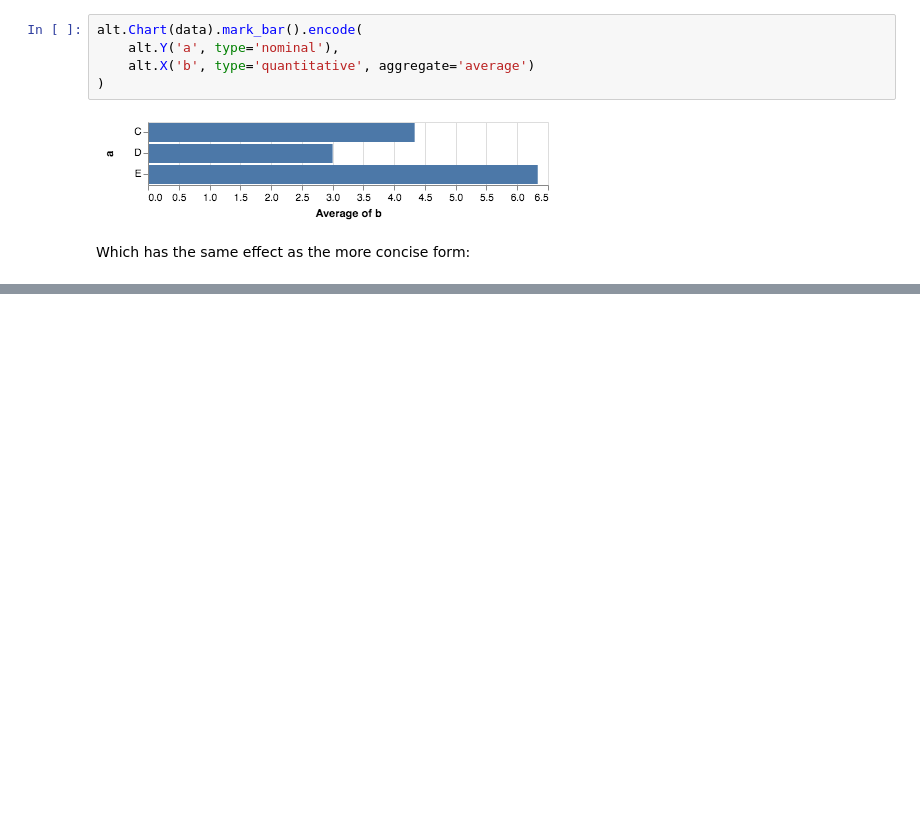
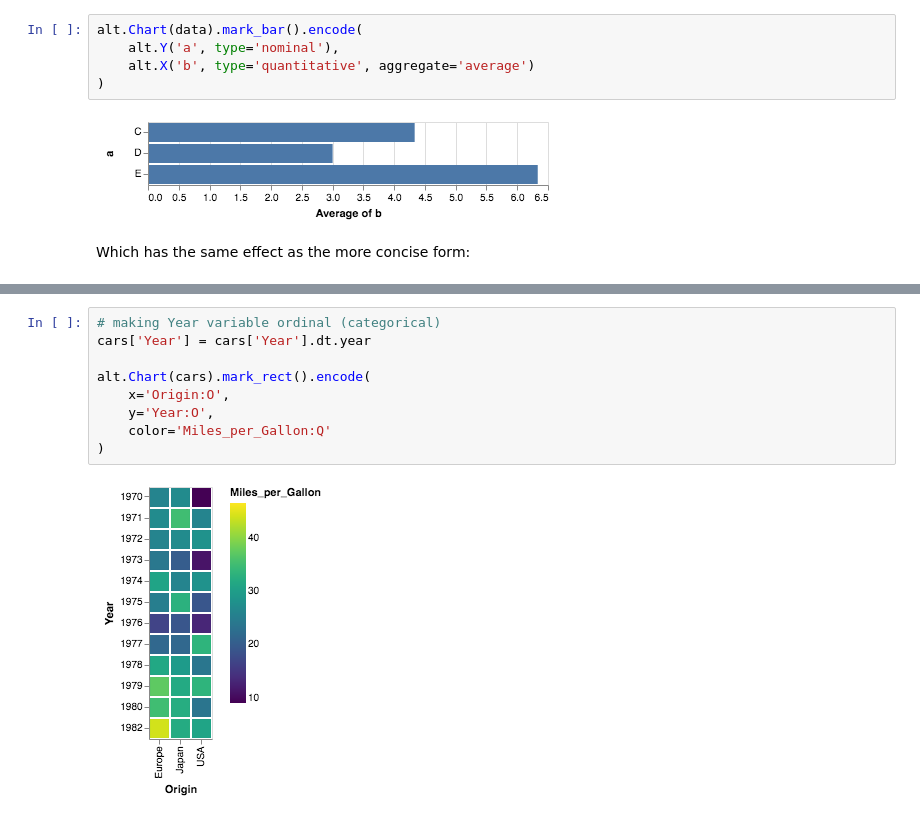
Before and after one commit to onlyphantom/learnaltair, a Jupyter notebook: altair.ipynb, the cells around one changed output, grey strips where cells are left out. Drawn from its saved outputs; the diff is of its cells as text; blank space fills up the shorter version.

```diff
--- a/altair.ipynb
+++ b/altair.ipynb
@@ -122,0 +182,11 @@ alt.Chart(data).mark_bar().encode(
+# %%
+# making Year variable ordinal (categorical)
+cars['Year'] = cars['Year'].dt.year
+
+alt.Chart(cars).mark_rect().encode(
+    x='Origin:O',
+    y='Year:O',
+    color='Miles_per_Gallon:Q'
+)
+# %% [output]
+[figure, added]
```
Also changed, not shown: parts of 20 cells of this notebook, 1 other file.
